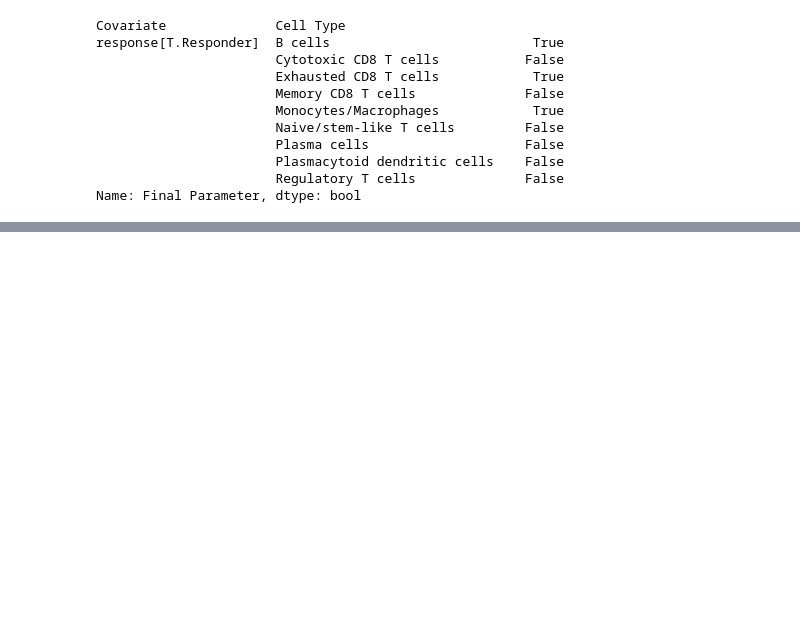
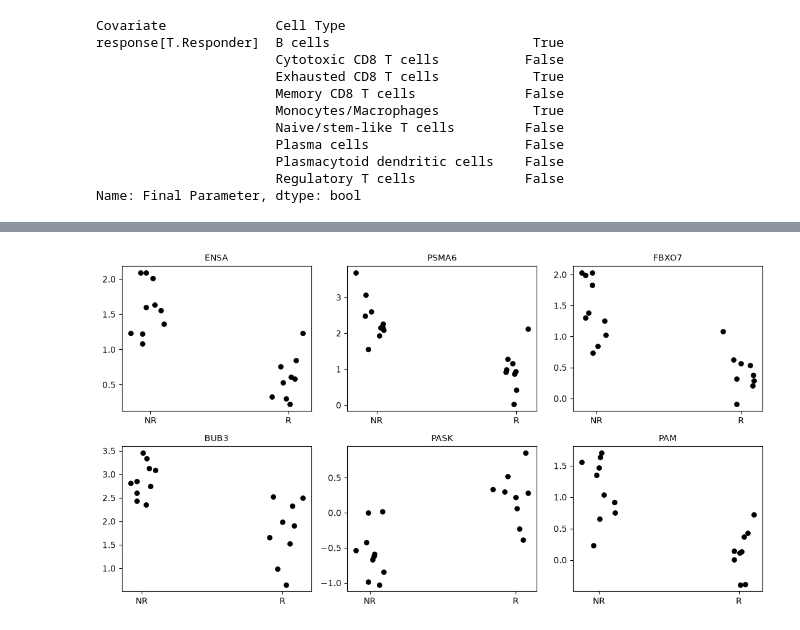
Before and after one commit to ZoeTamar-bio/technion_internship, a Jupyter notebook: 03_Analysis.ipynb, the cells around one changed output, grey strips where cells are left out. Saved outputs shown, nothing was run; the diff lists cells and outputs as text; code cells hidden in the pictures; blank space fills up the shorter version.

```diff
--- a/03_Analysis.ipynb
+++ b/03_Analysis.ipynb
@@ -156,0 +245,6 @@ Name: Final Parameter, dtype: bool
+# %%
+# Keep genes expressed above 0.5 in at least 10 of 19 patients — drops genes that are
+# silent in cytotoxic CD8 cells, so the FDR correction isn't diluted by untestable genes.
+keep = (X > 0.5).sum(axis=0) >= 10
+pb_f = pb[:, keep].copy()
+pb_f.shape
@@ -156,0 +292,8 @@ Name: Final Parameter, dtype: bool
+# %%
+# Are the top hits real, or is there a global shift between the groups?
+print("median log2FC across ALL tested genes:", np.median(res["log2FC"]))
+print("fraction of genes negative:", (res["log2FC"] < 0).mean().round(3))
+
+# Genes detected per cell, per group — a proxy for depth differences
+pb_f.obs["n_genes"] = adata.obs.groupby("patient")["n_genes_by_counts"].mean().reindex(pb_f.obs["patient"]).values
+pb_f.obs.groupby("response")["n_genes"].mean()
@@ -156,0 +307,16 @@ Name: Final Parameter, dtype: bool
+# %%
+# Centre each patient's profile on its own median, removing the global depth shift
+# so genes are compared on relative, not absolute, level.
+Xc = Xf - np.median(Xf, axis=1, keepdims=True)
+
+stat_c, p_c = mannwhitneyu(Xc[is_r], Xc[~is_r], axis=0)
+lfc_c = Xc[is_r].mean(axis=0) - Xc[~is_r].mean(axis=0)
+
+res_c = pd.DataFrame({
+    "gene": pb_f.var_names, "log2FC": lfc_c, "p": p_c,
+    "FDR": false_discovery_control(p_c, method="bh"),
+}).sort_values("p")
+
+print("median log2FC now:", np.median(res_c["log2FC"]).round(4))
+print("fraction negative:", (res_c["log2FC"] < 0).mean().round(3))
+res_c.head(20)
@@ -156,0 +345,16 @@ Name: Final Parameter, dtype: bool
+# %%
+# Top hits, one dot per patient — does the difference hold across most patients,
+# or is it driven by one or two? Plotted on the centred values the test used.
+top = res_c["gene"].head(6).tolist()
+idx = [list(pb_f.var_names).index(g) for g in top]
+
+fig, axes = plt.subplots(2, 3, figsize=(11, 6))
+for ax, g, i in zip(axes.flat, top, idx):
+    for j, grp in enumerate(["Non-responder", "Responder"]):
+        m = (pb_f.obs["response"] == grp).values
+        ax.scatter(np.random.normal(j, 0.06, m.sum()), Xc[m, i], s=28, color="black")
+    ax.set_xticks([0, 1]); ax.set_xticklabels(["NR", "R"])
+    ax.set_title(g, fontsize=10)
+plt.tight_layout()
+# %% [output]
+[figure, added]
```
Also changed, not shown: parts of 37 cells of this notebook.
